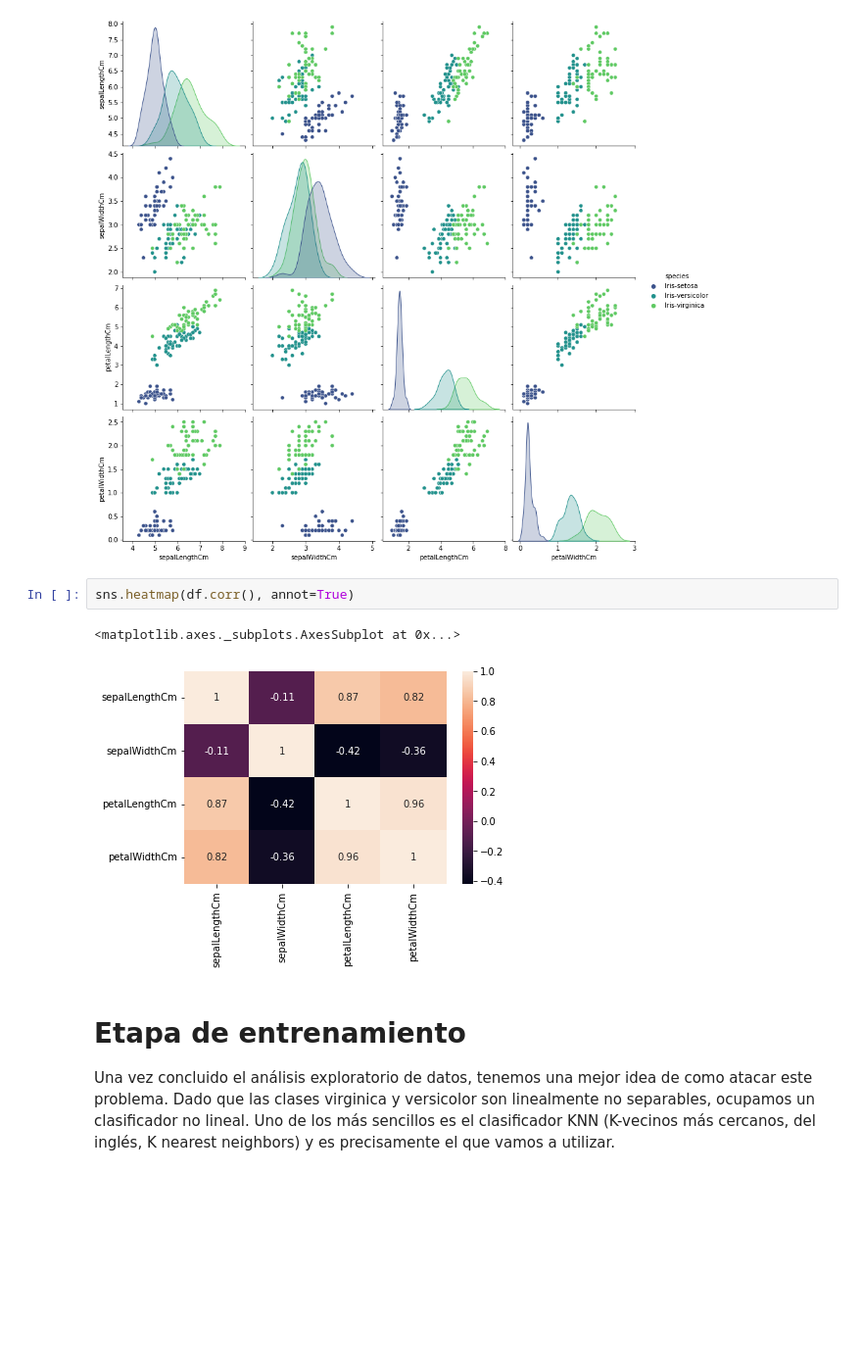
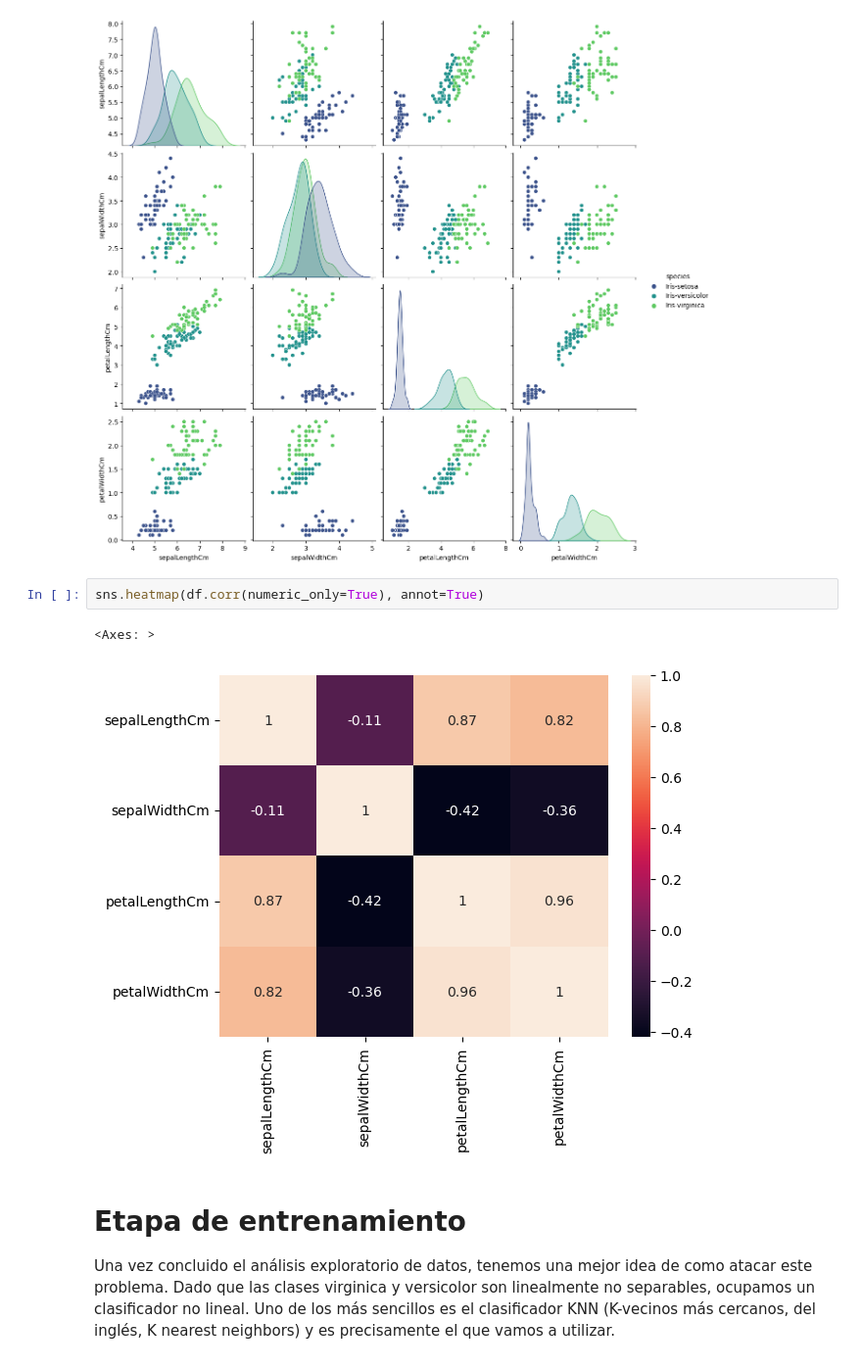
Before and after one commit to JGreen86/Inteligencia-artificial, a Jupyter notebook: Iris_KNN/Iris.ipynb, the cells around one changed output. Shown: that part at 98% size. Cells and saved outputs as stored; diff of their text form; blank space fills up the shorter version.

Commit message:
Actualizar df.corr

```diff
--- a/Iris_KNN/Iris.ipynb
+++ b/Iris_KNN/Iris.ipynb
@@ -65,10 +65,10 @@ sns.pairplot(df, hue="species", palette="viridis", height=3)
 <seaborn.axisgrid.PairGrid at 0x...>
 [figure]
 # %%
-sns.heatmap(df.corr(), annot=True)
+sns.heatmap(df.corr(numeric_only=True), annot=True)
 # %% [output]
-<matplotlib.axes._subplots.AxesSubplot at 0x...>
+<Axes: >
-[figure, old version]
+[figure, new version]
 # %% [markdown]
 # Etapa de entrenamiento
 
```
